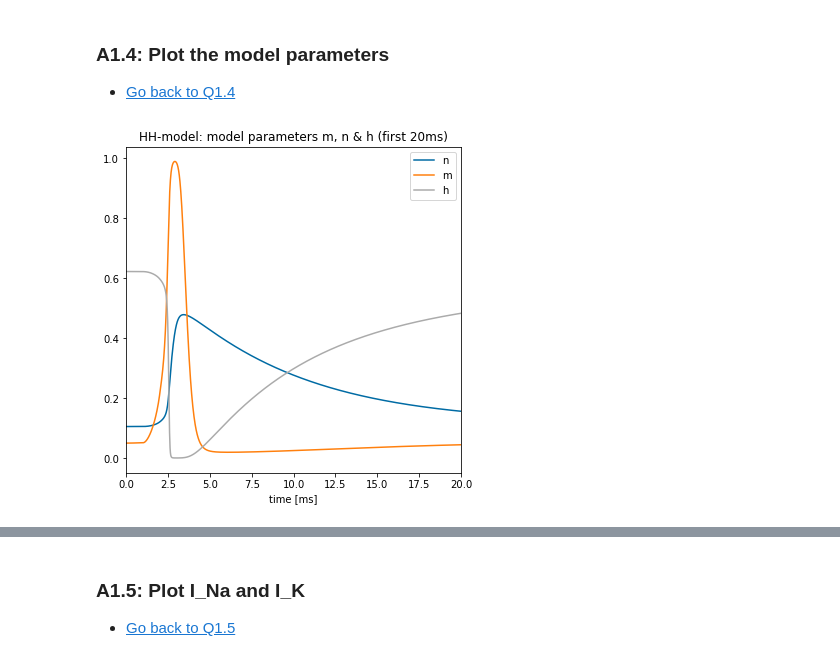
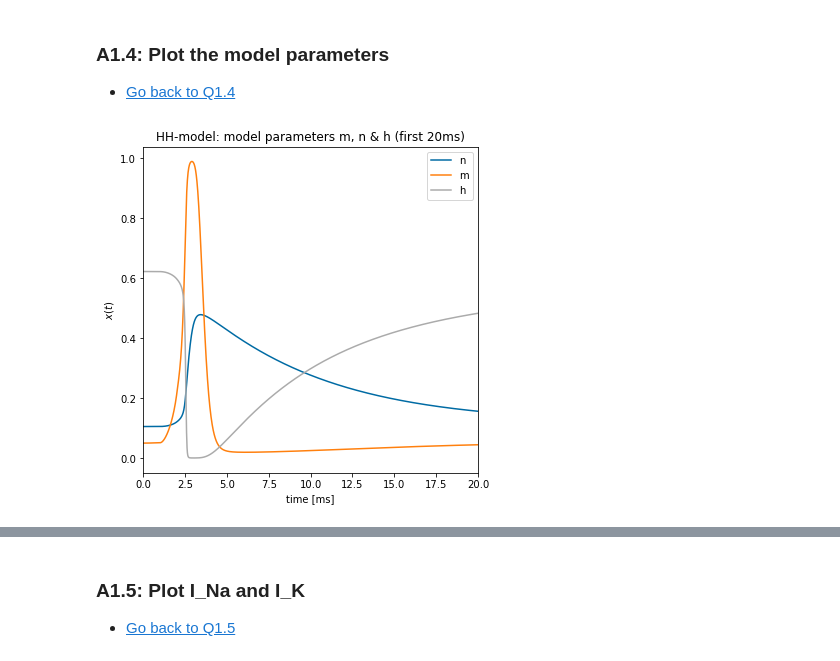
Before and after one commit to RobbeDeMuynck/CN_practicals, a Jupyter notebook: Module 1/Module1_Ex1_XX.ipynb, the cells around one changed output, grey strips where cells are left out. Saved outputs shown, nothing was run; the diff lists cells and outputs as text; code cells hidden in the pictures.

```diff
--- a/Module 1/Module1_Ex1_XX.ipynb
+++ b/Module 1/Module1_Ex1_XX.ipynb
@@ -463,7 +470,7 @@ def I_step(T, dt, I, start_imp=1, stop_imp=2):
     # dt = update time [ms]
 
     t = np.arange(0, np.ceil(T/dt))*dt # time array [ms]
-    I_step = np.where((t>=1)*(t<2), I, 0) # step current array [µA]
+    I_step = np.where((t >= start_imp)*(t < stop_imp), I, 0) # step current array [µA]
 
     return t, I_step
 
@@ -543,22 +551,23 @@ Your answer here
 # %%
 # A1.4a Plot your graph below
 
 ############################
 ##   A1.4a solution plot   ##
 ############################
 
 fig, ax = plt.subplots(1,1, figsize=(6,6))
 ax.plot(t, n, label='n')
 ax.plot(t, m, label='m')
 ax.plot(t, h, label='h')
 
 ax.set_title('HH-model: model parameters m, n & h (first 20ms)')
 ax.set_xlabel('time [ms]')
+ax.set_ylabel('$x(t)$')
 ax.legend()
 ax.set_xlim([0, 20])
 plt.show()
 # %% [output]
-[figure, old version]
+[figure, new version]
 # %%
 # A1.4b Enter your interpretation and conclusion answer below
 
```
Also changed, not shown: parts of 16 cells of this notebook.
